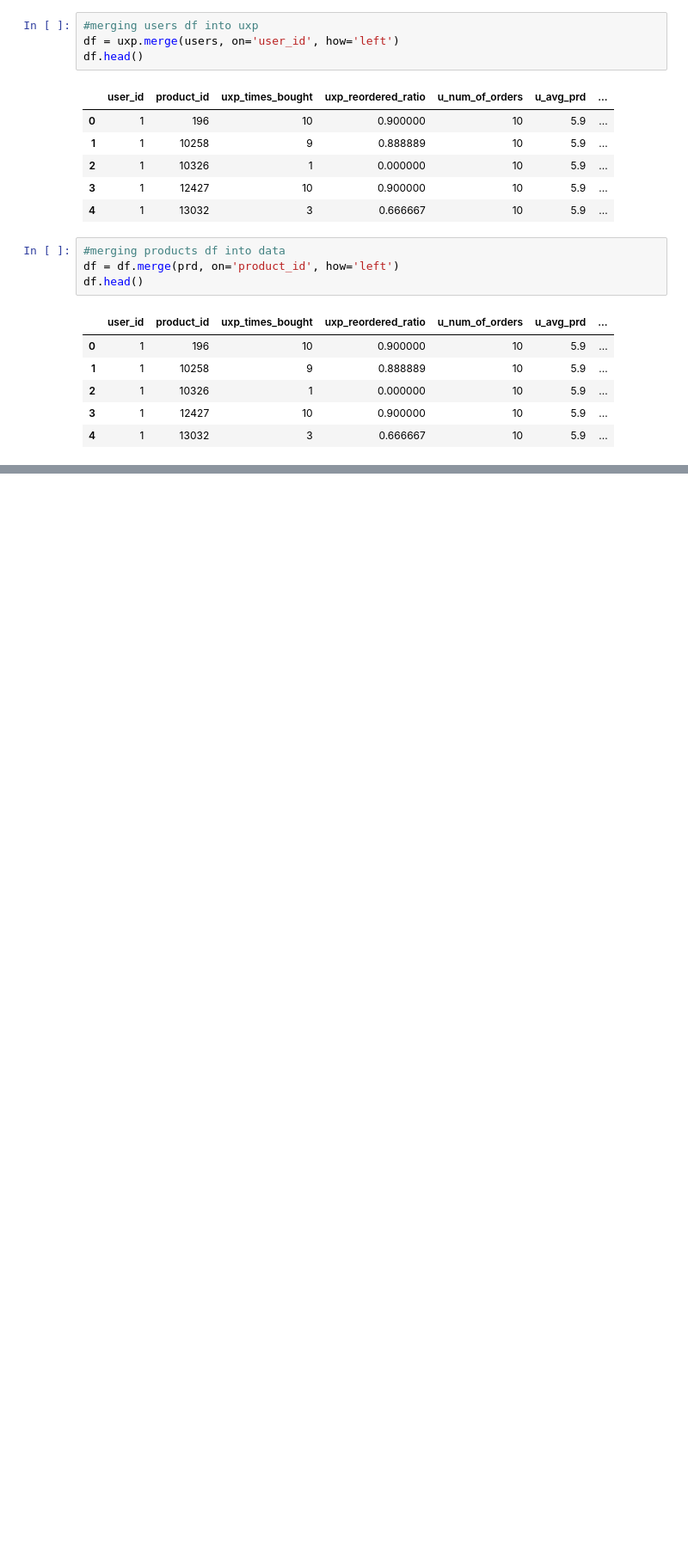
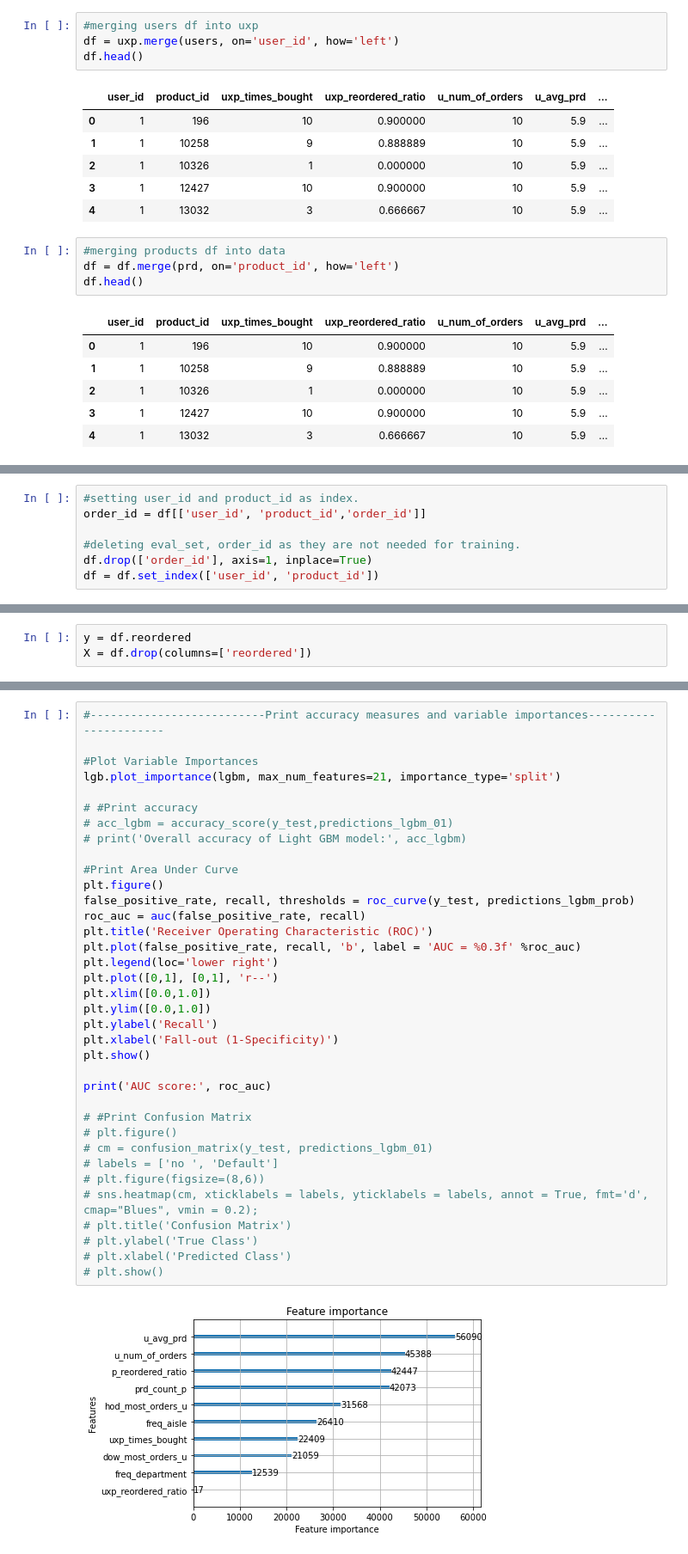
Before and after one commit to islamnusrat/Capstone-3-Instacart_market_basket_analysis, a Jupyter notebook: instacart-basket-feature_eng_and_model.ipynb, the cells around one changed output, grey strips where cells are left out. Shown: that part at 86% size. Cells and saved outputs as stored; diff of their text form; blank space fills up the shorter version.

```diff
--- a/instacart-basket-feature_eng_and_model.ipynb
+++ b/instacart-basket-feature_eng_and_model.ipynb
@@ -787,0 +510,7 @@ accuracy=accuracy_score(y_pred,y_test)
+# %%
+#setting user_id and product_id as index.
+order_id = df[['user_id', 'product_id','order_id']]
+
+#deleting eval_set, order_id as they are not needed for training.
+df.drop(['order_id'], axis=1, inplace=True)
+df = df.set_index(['user_id', 'product_id'])
@@ -787,0 +527,3 @@ accuracy=accuracy_score(y_pred,y_test)
+# %%
+y = df.reordered
+X = df.drop(columns=['reordered'])
@@ -787,0 +654,38 @@ accuracy=accuracy_score(y_pred,y_test)
+# %%
+#--------------------------Print accuracy measures and variable importances----------------------
+
+#Plot Variable Importances
+lgb.plot_importance(lgbm, max_num_features=21, importance_type='split')
+
+# #Print accuracy
+# acc_lgbm = accuracy_score(y_test,predictions_lgbm_01)
+# print('Overall accuracy of Light GBM model:', acc_lgbm)
+
+#Print Area Under Curve
+plt.figure()
+false_positive_rate, recall, thresholds = roc_curve(y_test, predictions_lgbm_prob)
+roc_auc = auc(false_positive_rate, recall)
+plt.title('Receiver Operating Characteristic (ROC)')
+plt.plot(false_positive_rate, recall, 'b', label = 'AUC = %0.3f' %roc_auc)
+plt.legend(loc='lower right')
+plt.plot([0,1], [0,1], 'r--')
+plt.xlim([0.0,1.0])
+plt.ylim([0.0,1.0])
+plt.ylabel('Recall')
+plt.xlabel('Fall-out (1-Specificity)')
+plt.show()
+
+print('AUC score:', roc_auc)
+
+# #Print Confusion Matrix
+# plt.figure()
+# cm = confusion_matrix(y_test, predictions_lgbm_01)
+# labels = ['no ', 'Default']
+# plt.figure(figsize=(8,6))
+# sns.heatmap(cm, xticklabels = labels, yticklabels = labels, annot = True, fmt='d', cmap="Blues", vmin = 0.2);
+# plt.title('Confusion Matrix')
+# plt.ylabel('True Class')
+# plt.xlabel('Predicted Class')
+# plt.show()
+# %% [output]
+[figure, added]
```
Also changed, not shown: parts of 164 cells of this notebook, 1 other file.
